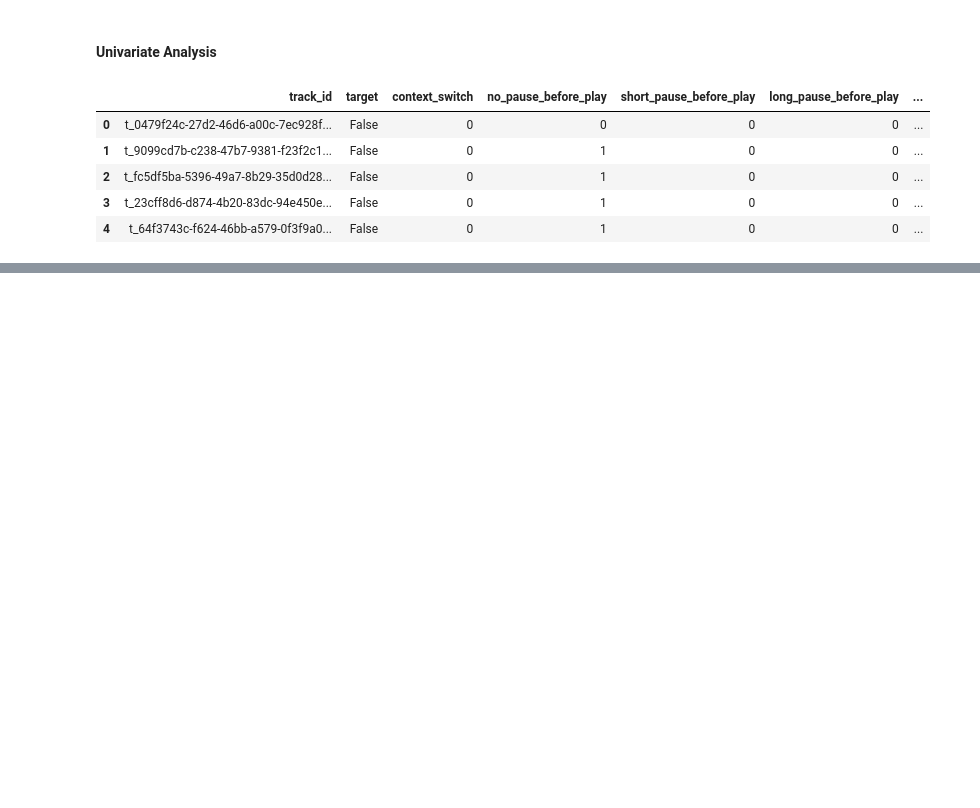
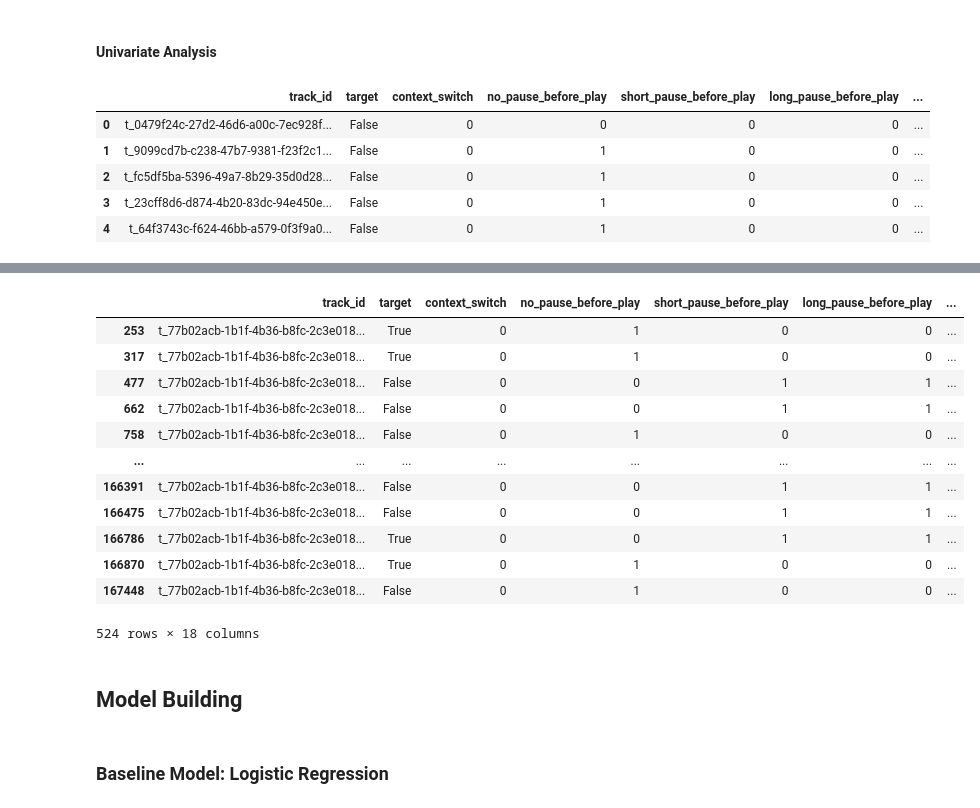
Before and after one commit to AbiirBarounii/Spotify-Skip-Prediction, a Jupyter notebook: notebook_copy.ipynb, the cells around one changed output, grey strips where cells are left out. Saved outputs shown, nothing was run; the diff lists cells and outputs as text; code cells hidden in the pictures; blank space fills up the shorter version.

```diff
--- a/notebook_copy.ipynb
+++ b/notebook_copy.ipynb
@@ -483,0 +493,20 @@ for col in cols:
+# %%
+df_logs_mod[df_logs_mod['track_id'] == 't_77b02acb-1b1f-4b36-b8fc-2c3e01892b9a']
+# %% [output]
+|  | track_id | target | context_switch | no_pause_before_play | short_pause_before_play | long_pause_before_play | ... |
+| 253 | t_77b02acb-1b1f-4b36-b8fc-2c3e018... | True | 0 | 1 | 0 | 0 | ... |
+| 317 | t_77b02acb-1b1f-4b36-b8fc-2c3e018... | True | 0 | 1 | 0 | 0 | ... |
+| 477 | t_77b02acb-1b1f-4b36-b8fc-2c3e018... | False | 0 | 0 | 1 | 1 | ... |
+| 662 | t_77b02acb-1b1f-4b36-b8fc-2c3e018... | False | 0 | 0 | 1 | 1 | ... |
+| 758 | t_77b02acb-1b1f-4b36-b8fc-2c3e018... | False | 0 | 1 | 0 | 0 | ... |
+| ... | ... | ... | ... | ... | ... | ... | ... |
+| 166391 | t_77b02acb-1b1f-4b36-b8fc-2c3e018... | False | 0 | 0 | 1 | 1 | ... |
+| 166475 | t_77b02acb-1b1f-4b36-b8fc-2c3e018... | False | 0 | 0 | 1 | 1 | ... |
+| 166786 | t_77b02acb-1b1f-4b36-b8fc-2c3e018... | True | 0 | 0 | 1 | 1 | ... |
+| 166870 | t_77b02acb-1b1f-4b36-b8fc-2c3e018... | True | 0 | 1 | 0 | 0 | ... |
+| 167448 | t_77b02acb-1b1f-4b36-b8fc-2c3e018... | False | 0 | 1 | 0 | 0 | ... |
+524 rows × 18 columns
+# %% [markdown]
+## Model Building
+# %% [markdown]
+### Baseline Model: Logistic Regression
```
Also changed, not shown: parts of 15 cells of this notebook.
